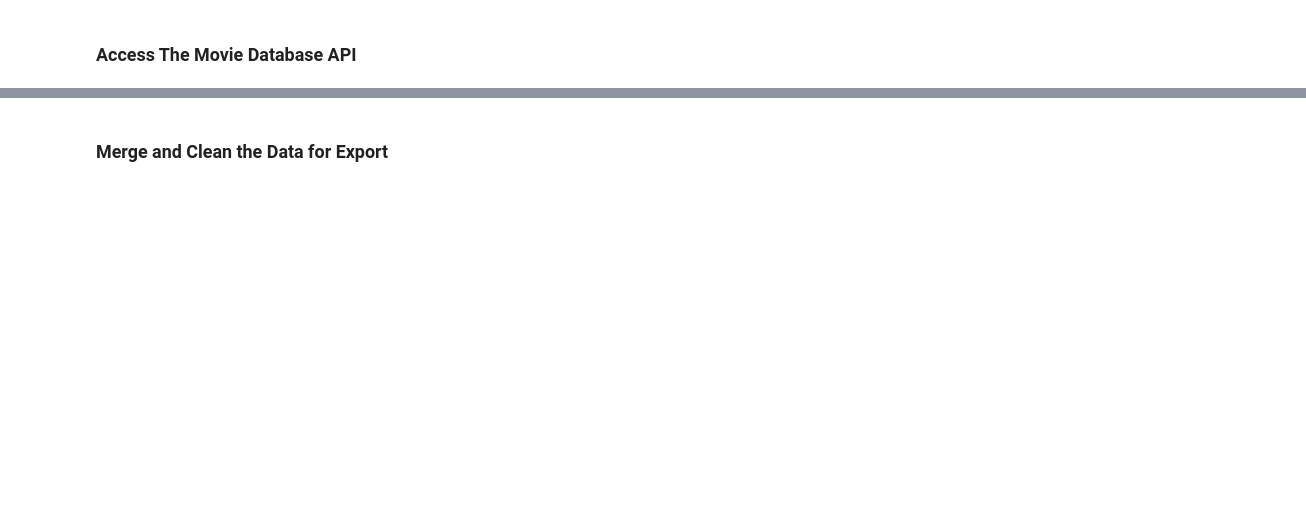
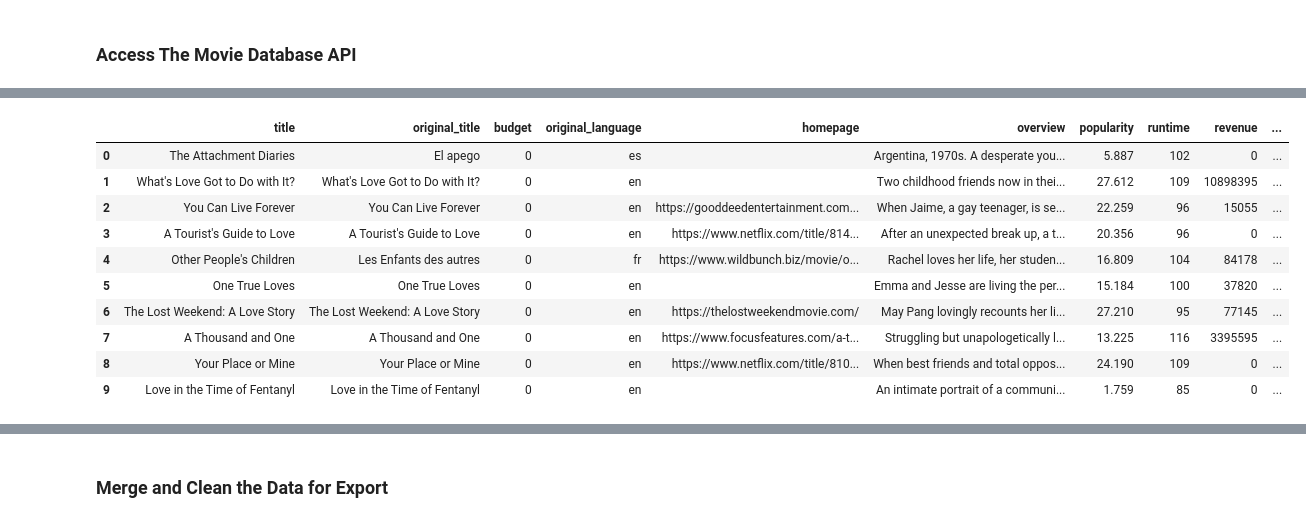
Before and after one commit to niarapur/data-sourcing-challenge, a Jupyter notebook: retrieve_movie_data.ipynb, the cells around one changed output, grey strips where cells are left out. Drawn from its saved outputs; the diff is of its cells as text; code cells hidden in the pictures; blank space fills up the shorter version.

Commit message:
Manipulating merged data

```diff
--- a/retrieve_movie_data.ipynb
+++ b/retrieve_movie_data.ipynb
@@ -231,4 +355,16 @@ for i in range (0,5):
 # %%
 # Convert the results to a DataFrame
-movie_list_df= pd.DataFrame(movie_list)
-movie_list_df.head(10)
+tmdb_df= pd.DataFrame(movie_list)
+tmdb_df.head(10)
+# %% [output]
+|  | title | original_title | budget | original_language | homepage | overview | popularity | runtime | revenue | ... |
+| 0 | The Attachment Diaries | El apego | 0 | es |  | Argentina, 1970s. A desperate you... | 5.887 | 102 | 0 | ... |
+| 1 | What's Love Got to Do with It? | What's Love Got to Do with It? | 0 | en |  | Two childhood friends now in thei... | 27.612 | 109 | 10898395 | ... |
+| 2 | You Can Live Forever | You Can Live Forever | 0 | en | https://gooddeedentertainment.com... | When Jaime, a gay teenager, is se... | 22.259 | 96 | 15055 | ... |
+| 3 | A Tourist's Guide to Love | A Tourist's Guide to Love | 0 | en | https://www.netflix.com/title/814... | After an unexpected break up, a t... | 20.356 | 96 | 0 | ... |
+| 4 | Other People's Children | Les Enfants des autres | 0 | fr | https://www.wildbunch.biz/movie/o... | Rachel loves her life, her studen... | 16.809 | 104 | 84178 | ... |
+| 5 | One True Loves | One True Loves | 0 | en |  | Emma and Jesse are living the per... | 15.184 | 100 | 37820 | ... |
+| 6 | The Lost Weekend: A Love Story | The Lost Weekend: A Love Story | 0 | en | https://thelostweekendmovie.com/ | May Pang lovingly recounts her li... | 27.210 | 95 | 77145 | ... |
+| 7 | A Thousand and One | A Thousand and One | 0 | en | https://www.focusfeatures.com/a-t... | Struggling but unapologetically l... | 13.225 | 116 | 3395595 | ... |
+| 8 | Your Place or Mine | Your Place or Mine | 0 | en | https://www.netflix.com/title/810... | When best friends and total oppos... | 24.190 | 109 | 0 | ... |
+| 9 | Love in the Time of Fentanyl | Love in the Time of Fentanyl | 0 | en |  | An intimate portrait of a communi... | 1.759 | 85 | 0 | ... |
```
Also changed, not shown: parts of 14 cells of this notebook.
